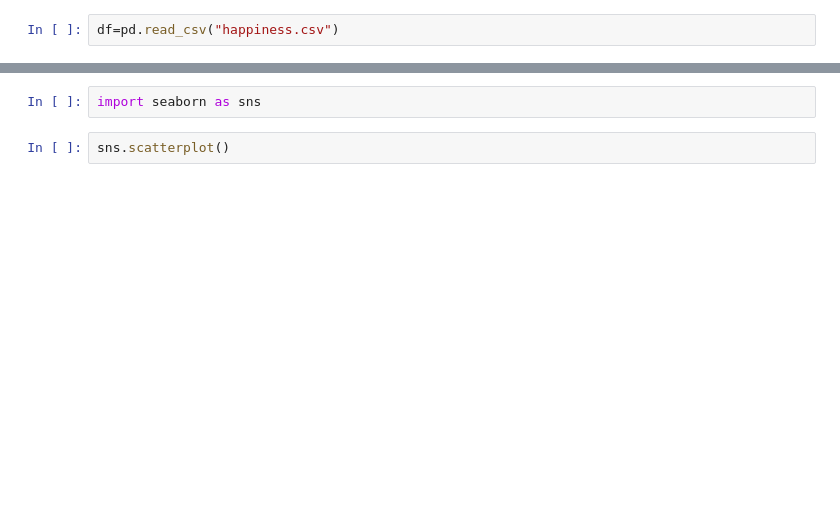
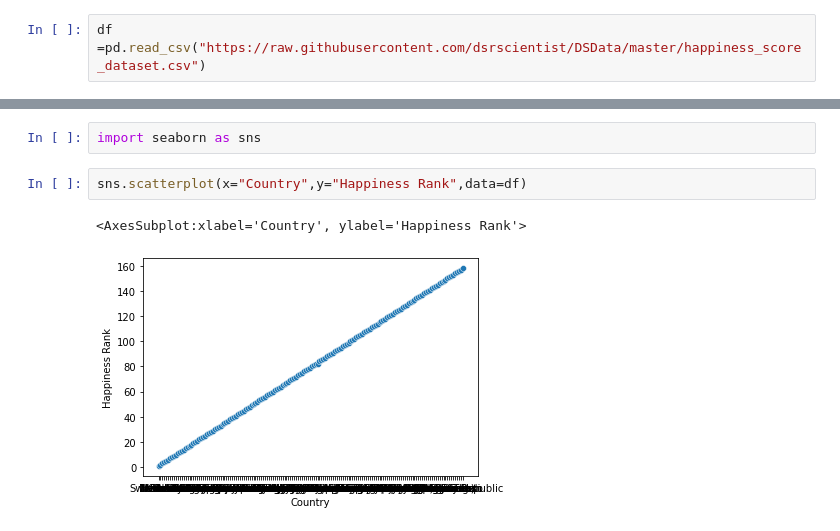
Before and after one commit to Debanti14/Datatrained-Practice_Projects, a Jupyter notebook: P_P1-World Happiness Report.ipynb, the cells around one changed output, grey strips where cells are left out. Cells and saved outputs as stored; diff of their text form; blank space fills up the shorter version.

```diff
--- a/P_P1-World Happiness Report.ipynb
+++ b/P_P1-World Happiness Report.ipynb
@@ -8,2 +20,2 @@ ParserError: Error tokenizing data. C error: Expected 1 fields in line 28, saw 4
 # %%
-df=pd.read_csv("happiness.csv")
+df =pd.read_csv("https://raw.githubusercontent.com/dsrscientist/DSData/master/happiness_score_dataset.csv")
@@ -30,5 +97,8 @@ df.isnull().sum()
 # %%
 import seaborn as sns
 # %%
-sns.scatterplot()
+sns.scatterplot(x="Country",y="Happiness Rank",data=df)
+# %% [output]
+<AxesSubplot:xlabel='Country', ylabel='Happiness Rank'>
+[figure, added]
 # %%
```
Also changed, not shown: parts of 34 cells of this notebook.
